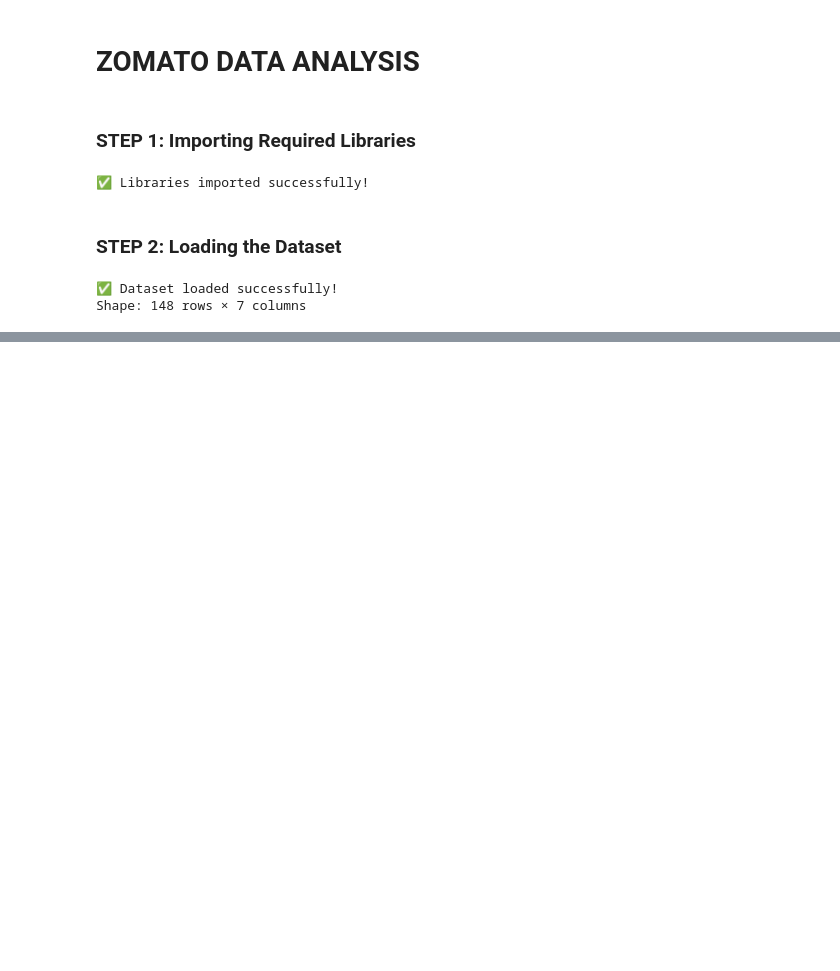
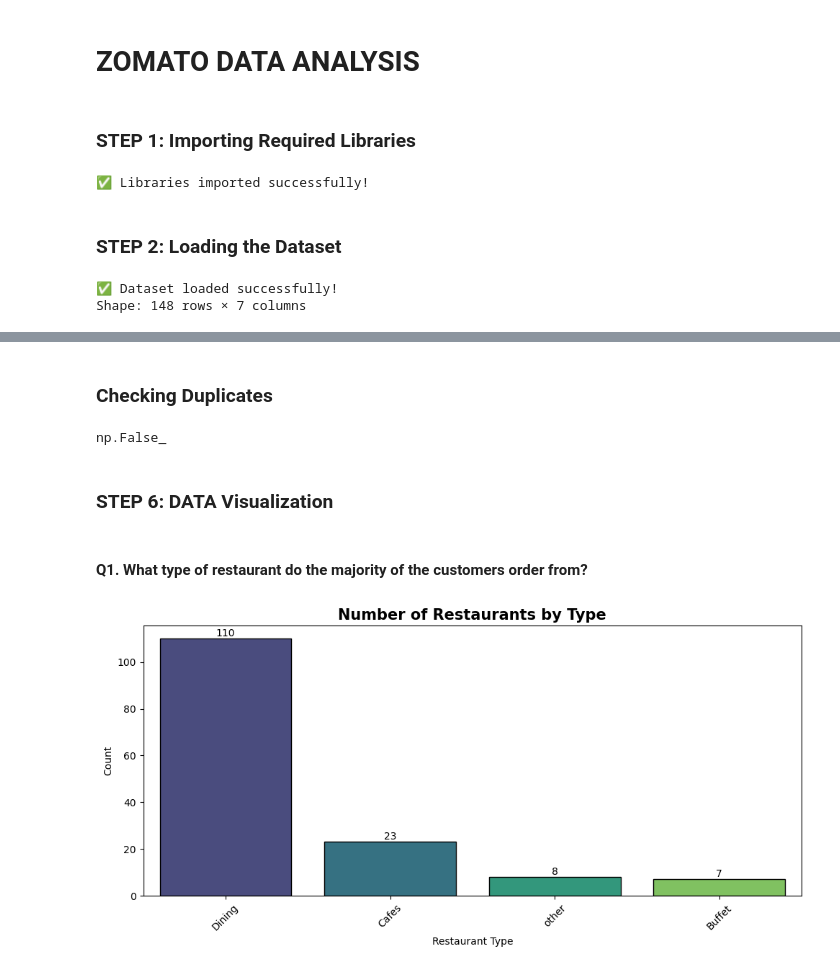
Before and after one commit to theaditya24/COMPLETE-PYTHON-FOR-DATA-ANALYTICS, a Jupyter notebook: Zomato Data EDA/EDA Zomato.ipynb, the cells around one changed output, grey strips where cells are left out. Saved outputs shown, nothing was run; the diff lists cells and outputs as text; code cells hidden in the pictures; blank space fills up the shorter version.

```diff
--- a/Zomato Data EDA/EDA Zomato.ipynb
+++ b/Zomato Data EDA/EDA Zomato.ipynb
@@ -24,0 +102,3 @@ Shape: 148 rows × 7 columns
+# %%
+df['rate'] = df['rate'].str.replace('/5', '', regex=False)
+df['rate'] = df['rate'].astype(float)
@@ -24,0 +139,28 @@ Shape: 148 rows × 7 columns
+# %% [markdown]
+### Checking Duplicates
+# %%
+df.duplicated().any()
+# %% [output]
+np.False_
+# %% [markdown]
+### STEP 6: DATA Visualization
+# %% [markdown]
+#### Q1. What type of restaurant do the majority of the customers order from?
+# %%
+plt.figure(figsize=(10,5))
+
+ax = sns.countplot(data=df, x='listed_in(type)', order=df['listed_in(type)'].value_counts().index,
+                   palette='viridis',edgecolor='black')
+
+for container in ax.containers:
+    ax.bar_label(container, fontsize=10)
+
+plt.title('Number of Restaurants by Type', fontsize=15, fontweight='bold')
+plt.xlabel('Restaurant Type')
+plt.ylabel('Count')
+plt.xticks(rotation=45)
+plt.tight_layout()
+
+plt.show()
+# %% [output]
+[figure, added]
```
Also changed, not shown: parts of 20 cells of this notebook, 1 other file.
